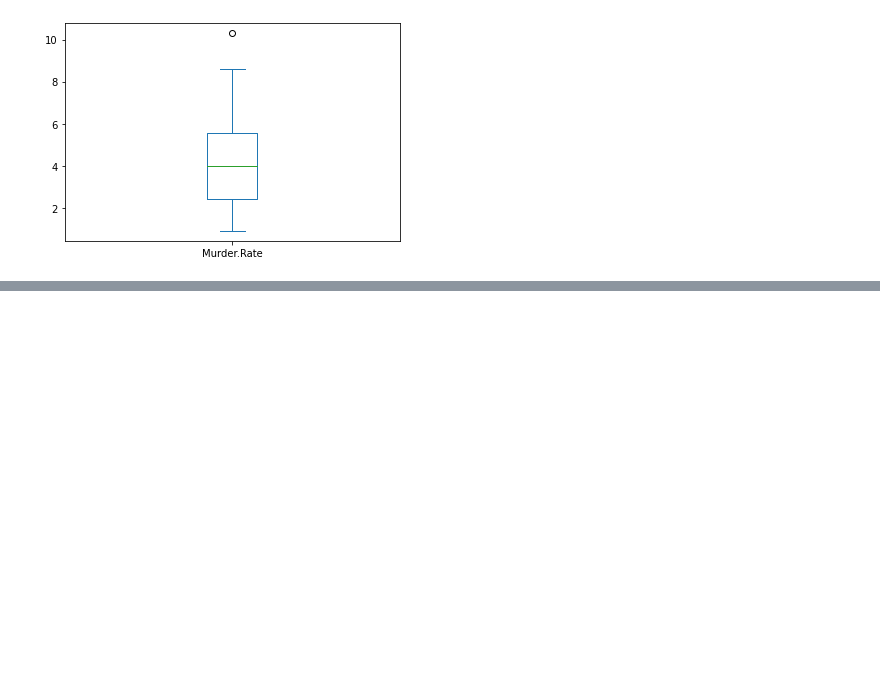
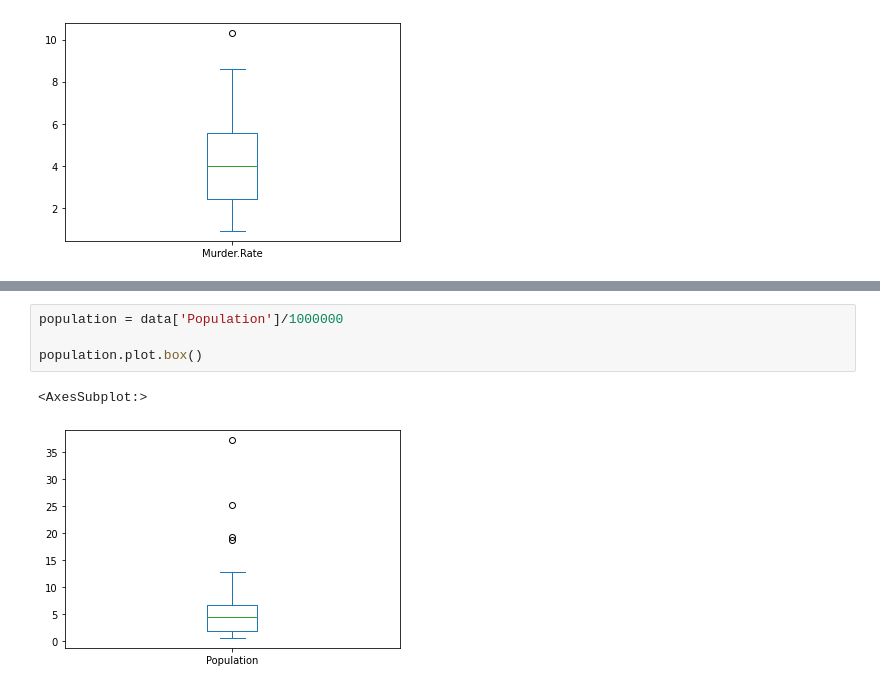
Before and after one commit to tzuzulcode/data-science-abril2022, a Jupyter notebook: DataDistribution/Exploracion.ipynb, the cells around one changed output, grey strips where cells are left out. Drawn from its saved outputs; the diff is of its cells as text; blank space fills up the shorter version.

```diff
--- a/DataDistribution/Exploracion.ipynb
+++ b/DataDistribution/Exploracion.ipynb
@@ -51,0 +57,7 @@ data['Murder.Rate'].plot.box()
+# %%
+population = data['Population']/1000000
+
+population.plot.box()
+# %% [output]
+<AxesSubplot:>
+[figure, added]
```
Also changed, not shown: parts of 4 cells of this notebook, 2 other files.
